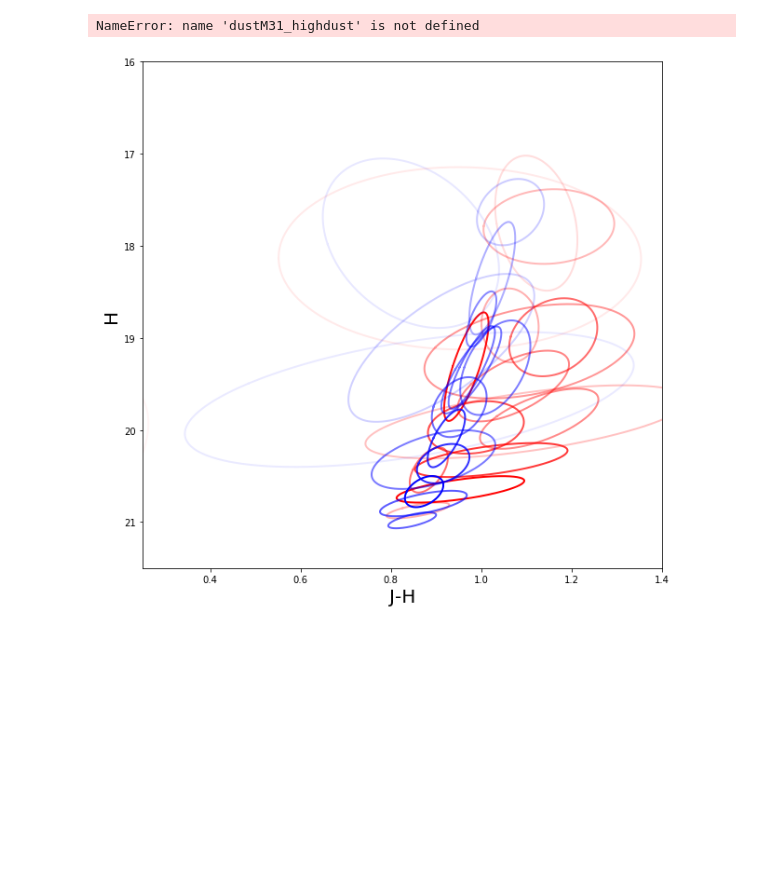
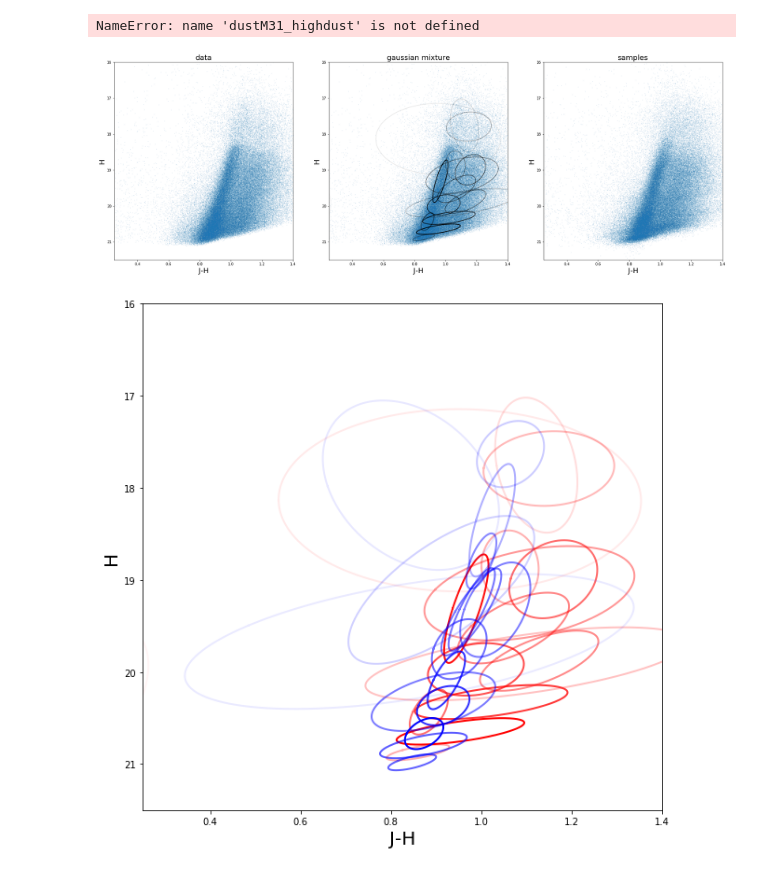
Before and after one commit to andersdot/dustM31, a Jupyter notebook: dustM31.ipynb, the cells around one changed output. Cells and saved outputs as stored; diff of their text form; code cells hidden in the pictures; blank space fills up the shorter version.

```diff
--- a/dustM31.ipynb
+++ b/dustM31.ipynb
@@ -113,6 +113,23 @@ NameError: name 'dustM31_highdust' is not defined
 # %%
 xdgmm.save_model('dustM31_highdust.fits')
 sample = xdgmm.sample(np.sum(highSN))
+# %%
+fig, ax = plt.subplots(1, 3, figsize=(30, 10))
+ax[0].scatter(color[highSN], mag[highSN], s=1, alpha=0.1)
+ax[1].scatter(color[highSN], mag[highSN], s=1, alpha=0.1)
+ax[2].scatter(sample[:,0], sample[:,1], s=1, alpha=0.1)
+plotXdgmm(xdgmm, ax[1], lw=2)
+
+labels = ['data', 'gaussian mixture', 'samples']
+
+for a , l in zip(ax, labels):
+    a.set_xlabel('J-H', fontsize=20)
+    a.set_ylabel('H', fontsize=20)
+    a.set_xlim(0.25, 1.4)
+    a.set_ylim(21.5, 16)
+    a.set_title(l, fontsize=20)
+# %% [output]
+[figure, added]
 # %%
 fig, ax = plt.subplots(figsize=(10 ,10))
 files = ['dustM31_highdust.fits', 'dustM31.fits']
```
